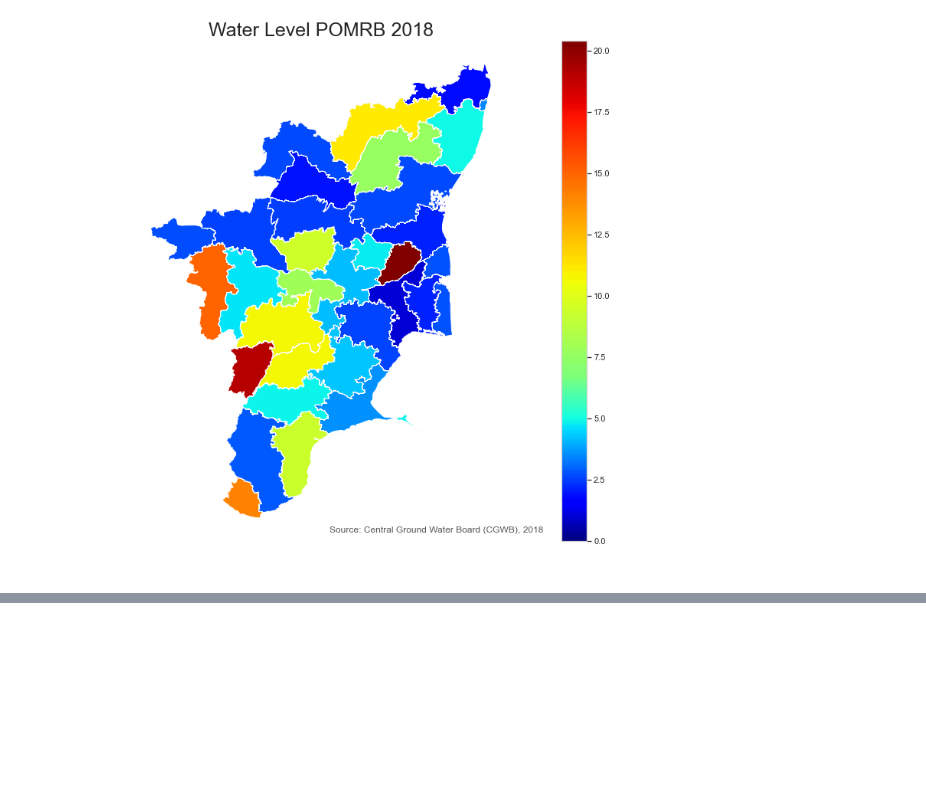
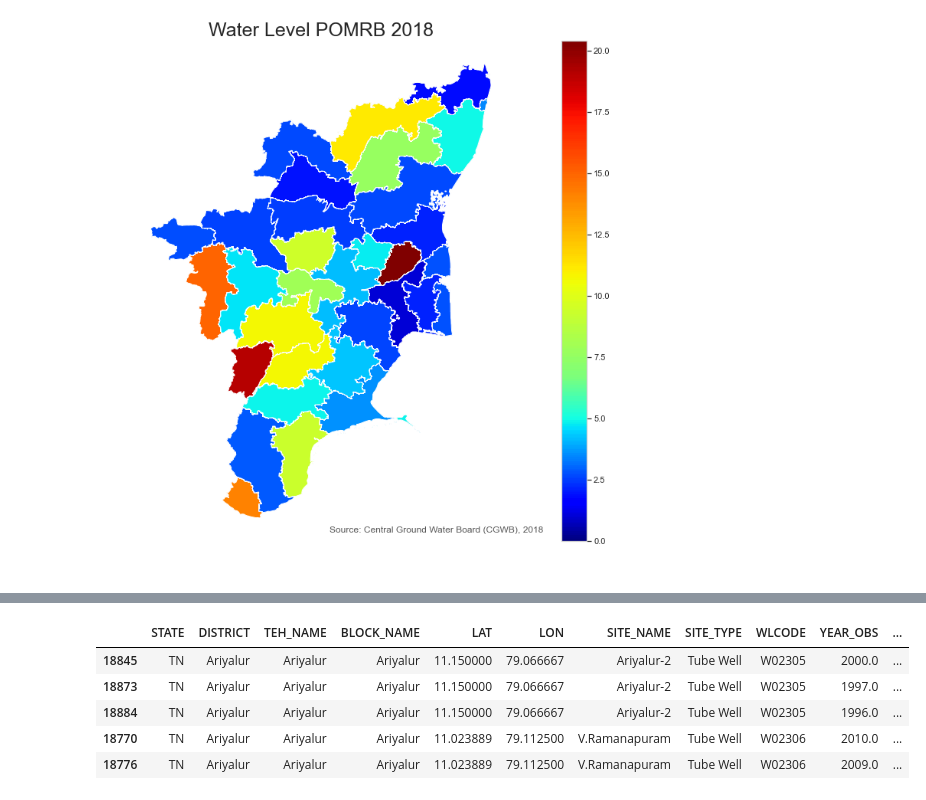
Before and after one commit to sbenstewart/smart-india-hackathon, a Jupyter notebook: siva_code.ipynb, the cells around one changed output, grey strips where cells are left out. Cells and saved outputs as stored; diff of their text form; code cells hidden in the pictures; blank space fills up the shorter version.

```diff
--- a/siva_code.ipynb
+++ b/siva_code.ipynb
@@ -231,0 +329,16 @@ txt = ax.annotate('Source: Central Ground Water Board (CGWB), 2018',xy=(0.45, .0
+# %%
+erad_null_df = df[erad_null]
+new_df = df[~df.isin(erad_null_df)].dropna()
+#df.loc[130] -- give a value
+#new_df.loc[130] -- throws a error -- all negatives are eradicated
+# %%
+#data sorted based on Site_Name to better
+new_df = new_df.sort_values(['STATE', 'DISTRICT', 'TEH_NAME', 'BLOCK_NAME','SITE_NAME'], ascending=[True, True, True, True, True])
+new_df.head()
+# %% [output]
+|  | STATE | DISTRICT | TEH_NAME | BLOCK_NAME | LAT | LON | SITE_NAME | SITE_TYPE | WLCODE | YEAR_OBS | ... |
+| 18845 | TN | Ariyalur | Ariyalur | Ariyalur | 11.150000 | 79.066667 | Ariyalur-2 | Tube Well | W02305 | 2000.0 | ... |
+| 18873 | TN | Ariyalur | Ariyalur | Ariyalur | 11.150000 | 79.066667 | Ariyalur-2 | Tube Well | W02305 | 1997.0 | ... |
+| 18884 | TN | Ariyalur | Ariyalur | Ariyalur | 11.150000 | 79.066667 | Ariyalur-2 | Tube Well | W02305 | 1996.0 | ... |
+| 18770 | TN | Ariyalur | Ariyalur | Ariyalur | 11.023889 | 79.112500 | V.Ramanapuram | Tube Well | W02306 | 2010.0 | ... |
+| 18776 | TN | Ariyalur | Ariyalur | Ariyalur | 11.023889 | 79.112500 | V.Ramanapuram | Tube Well | W02306 | 2009.0 | ... |
```
Also changed, not shown: parts of 6 cells of this notebook.
